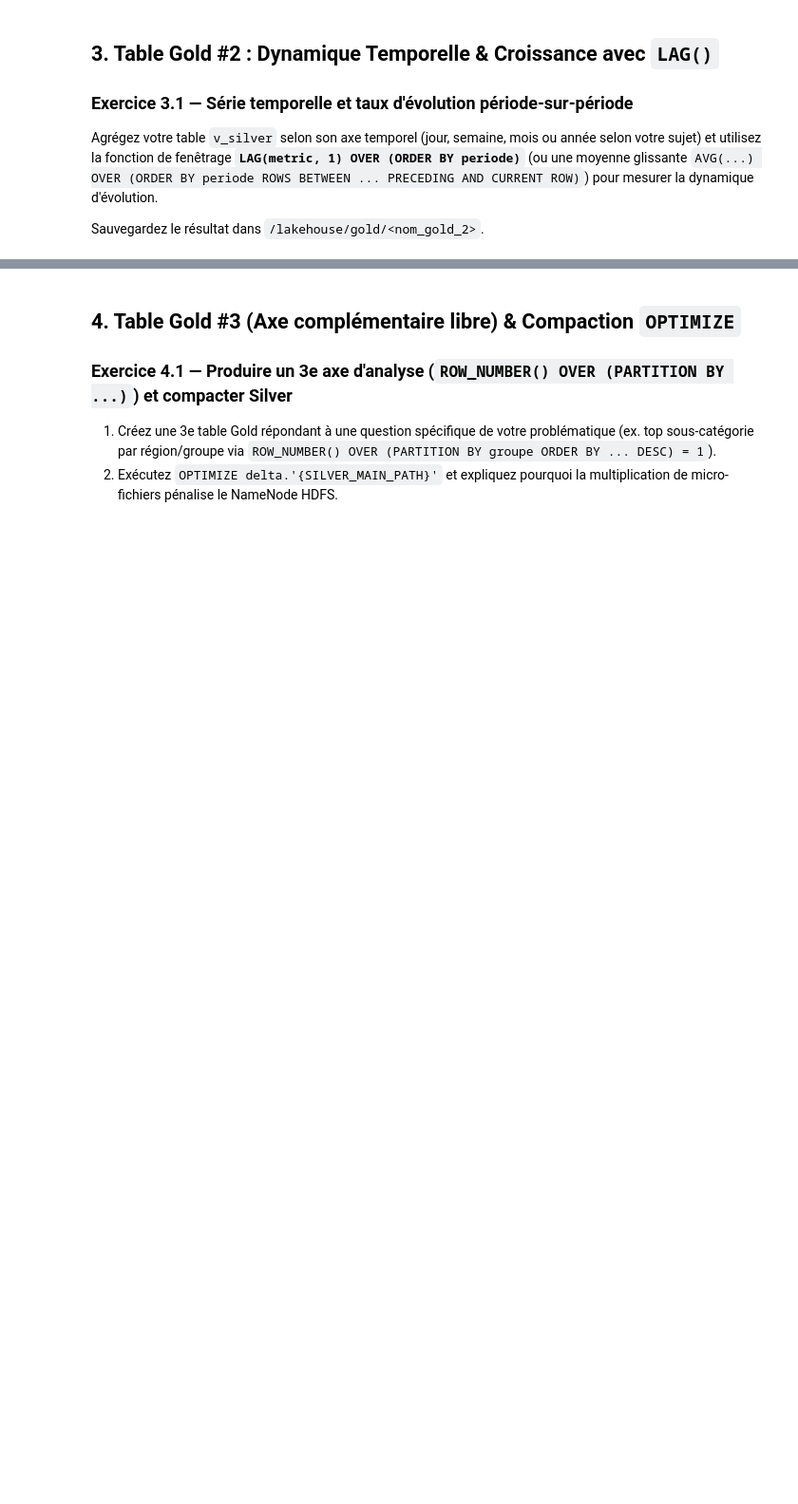
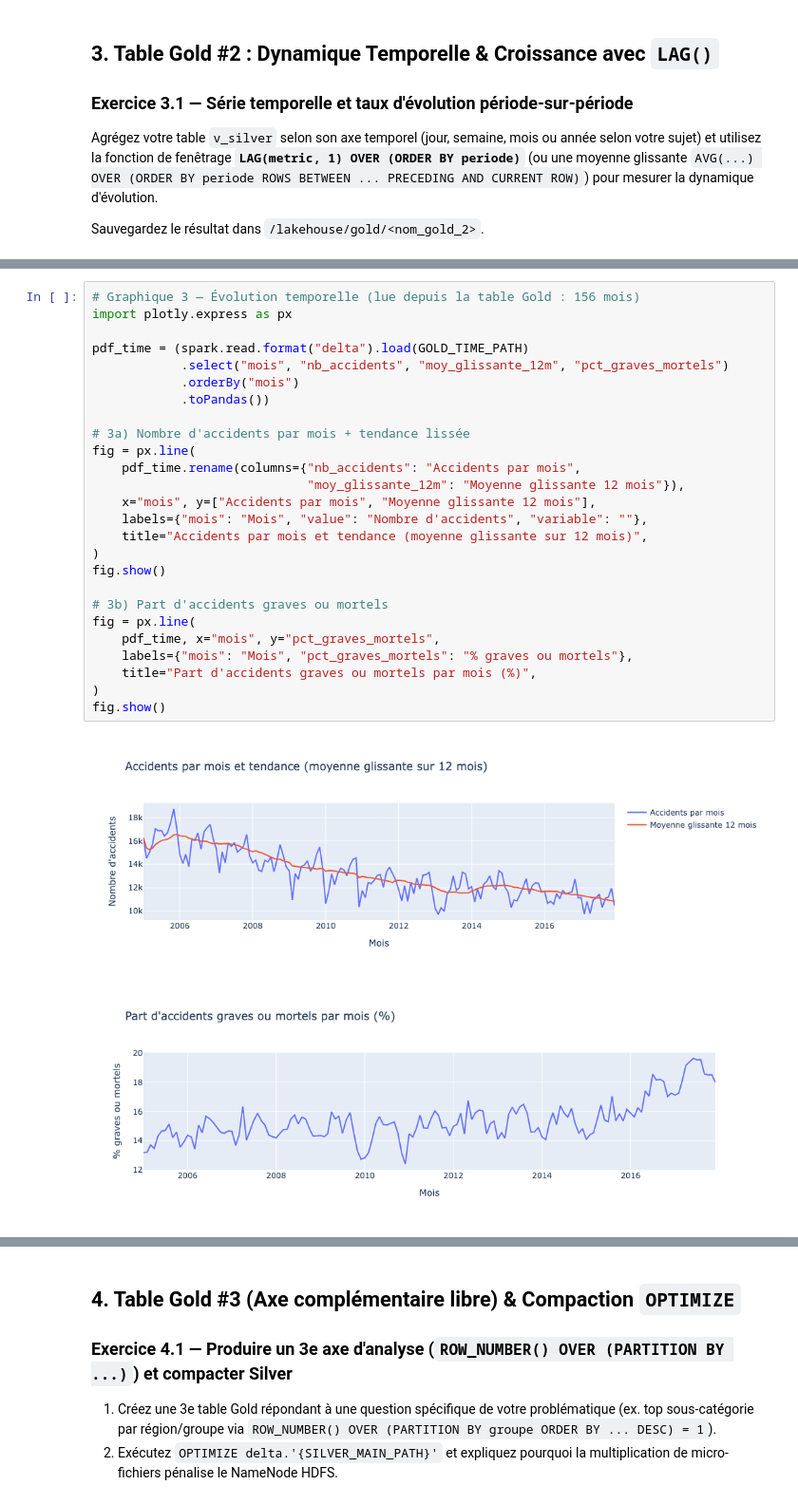
Before and after one commit to akram-dinobot/akram-amokrane-hadoop-kaggle, a Jupyter notebook: notebooks/J3_Analytics_SQL_Gold.ipynb, the cells around one changed output, grey strips where cells are left out. Shown at 95% size. Saved outputs shown, nothing was run; the diff lists cells and outputs as text; blank space fills up the shorter version.

```diff
--- a/notebooks/J3_Analytics_SQL_Gold.ipynb
+++ b/notebooks/J3_Analytics_SQL_Gold.ipynb
@@ -75,0 +425,29 @@ df_gold_2.show(20, truncate=False)
+# %%
+# Graphique 3 — Évolution temporelle (lue depuis la table Gold : 156 mois)
+import plotly.express as px
+
+pdf_time = (spark.read.format("delta").load(GOLD_TIME_PATH)
+            .select("mois", "nb_accidents", "moy_glissante_12m", "pct_graves_mortels")
+            .orderBy("mois")
+            .toPandas())
+
+# 3a) Nombre d'accidents par mois + tendance lissée
+fig = px.line(
+    pdf_time.rename(columns={"nb_accidents": "Accidents par mois",
+                             "moy_glissante_12m": "Moyenne glissante 12 mois"}),
+    x="mois", y=["Accidents par mois", "Moyenne glissante 12 mois"],
+    labels={"mois": "Mois", "value": "Nombre d'accidents", "variable": ""},
+    title="Accidents par mois et tendance (moyenne glissante sur 12 mois)",
+)
+fig.show()
+
+# 3b) Part d'accidents graves ou mortels
+fig = px.line(
+    pdf_time, x="mois", y="pct_graves_mortels",
+    labels={"mois": "Mois", "pct_graves_mortels": "% graves ou mortels"},
+    title="Part d'accidents graves ou mortels par mois (%)",
+)
+fig.show()
+# %% [output]
+[figure, added]
+[figure, added]
```
Also changed, not shown: parts of 15 cells of this notebook, 1 other file.
